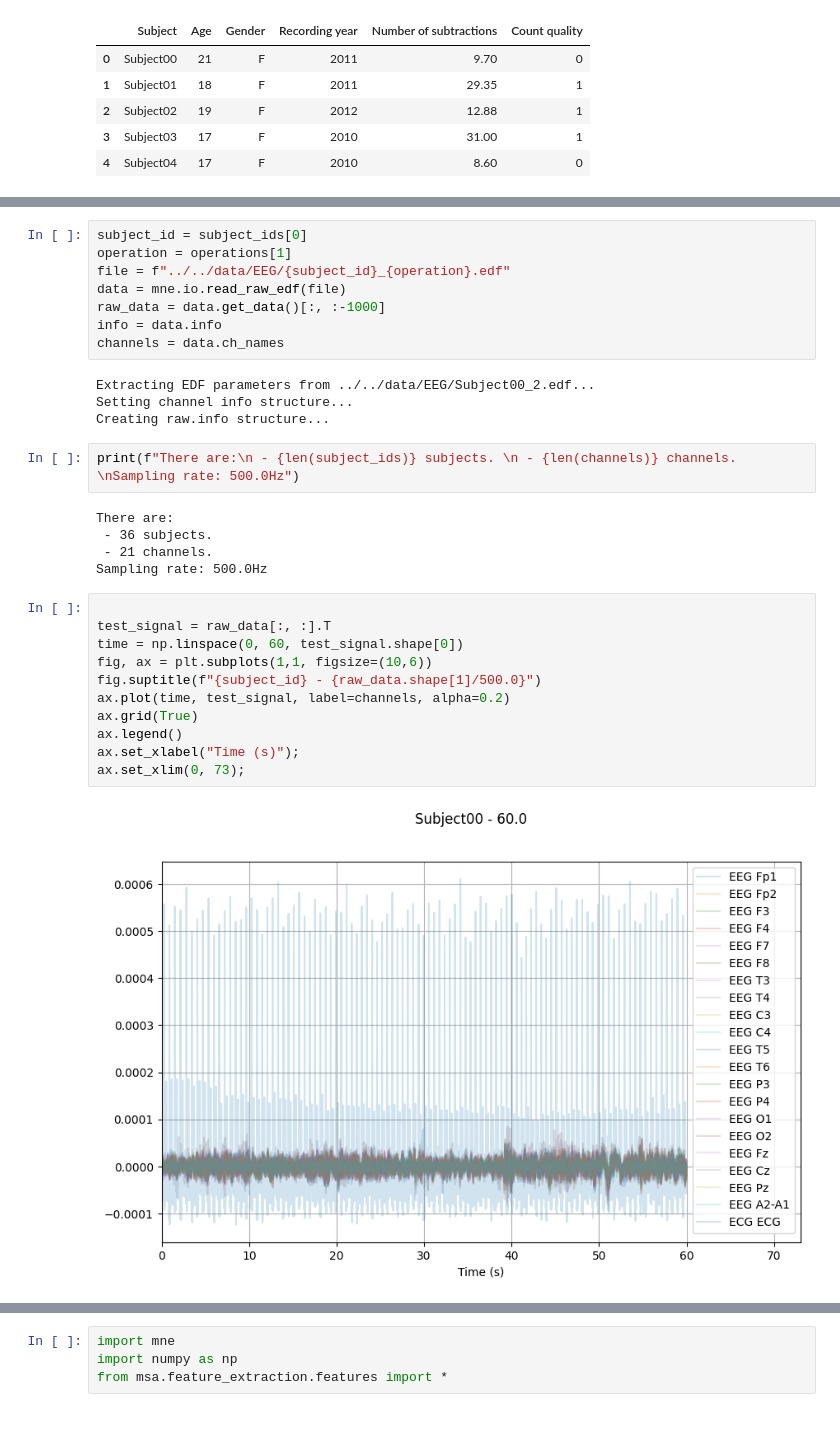
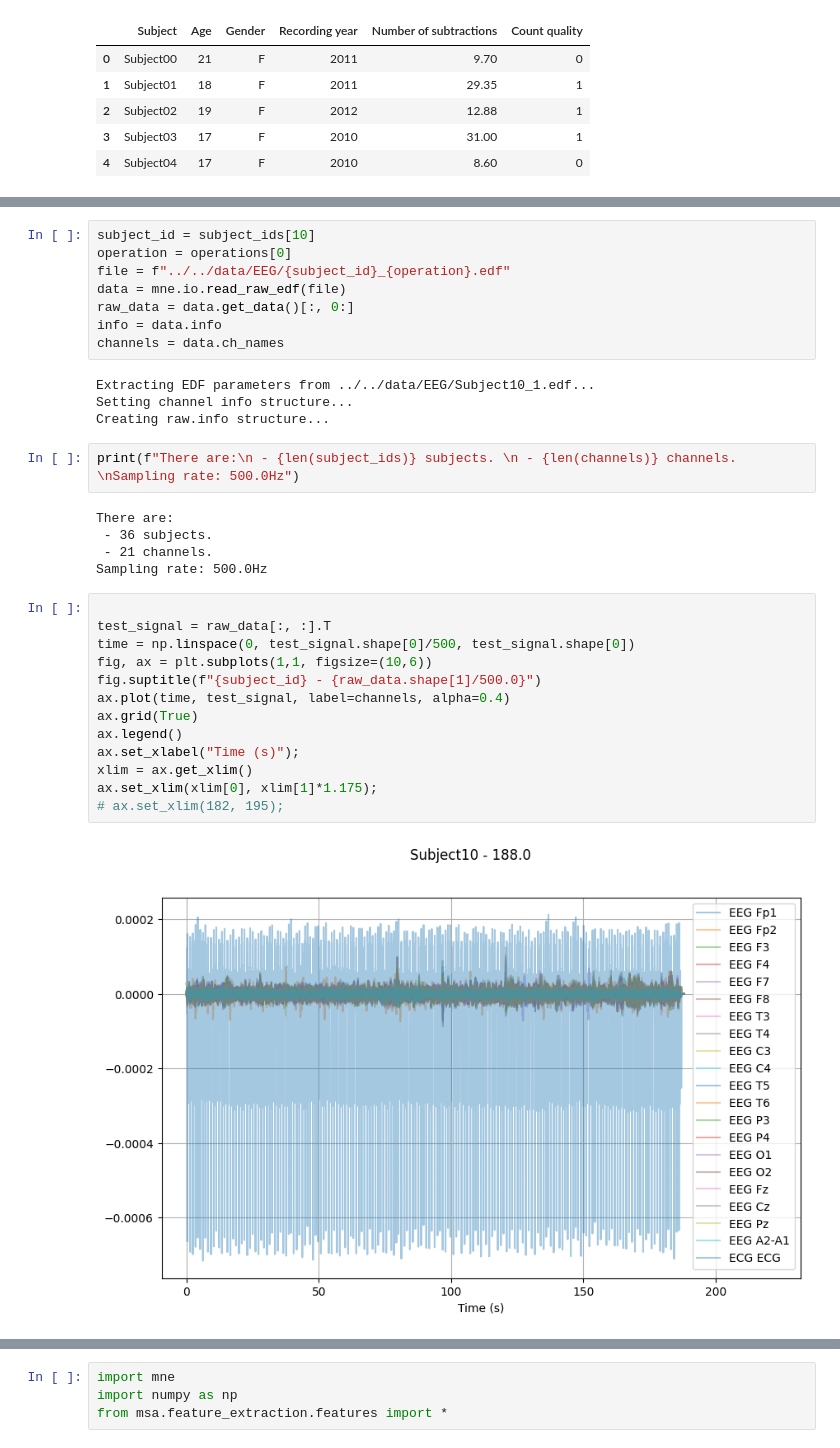
Before and after one commit to JesusGarSan/MESA, a Jupyter notebook: external/examples/EEG.ipynb, the cells around one changed output, grey strips where cells are left out. Drawn from its saved outputs; the diff is of its cells as text.

```diff
--- a/external/examples/EEG.ipynb
+++ b/external/examples/EEG.ipynb
@@ -32,15 +32,15 @@ subject_quality         = subject_info["Count quality"].to_numpy()
 operations = [1, 2]
 operation_labels = ["Baseline", "Arithmetic"]
 # %%
-subject_id = subject_ids[0]
-operation = operations[1]
+subject_id = subject_ids[10]
+operation = operations[0]
 file = f"../../data/EEG/{subject_id}_{operation}.edf"
 data = mne.io.read_raw_edf(file)
-raw_data = data.get_data()[:, :-1000]
+raw_data = data.get_data()[:, 0:]
 info = data.info
 channels = data.ch_names
 # %% [output]
-Extracting EDF parameters from ../../data/EEG/Subject00_2.edf...
+Extracting EDF parameters from ../../data/EEG/Subject10_1.edf...
 Setting channel info structure...
 Creating raw.info structure...
 # %%
@@ -53,16 +53,18 @@ Sampling rate: 500.0Hz
 # %%
 
 test_signal = raw_data[:, :].T
-time = np.linspace(0, 60, test_signal.shape[0])
+time = np.linspace(0, test_signal.shape[0]/500, test_signal.shape[0])
 fig, ax = plt.subplots(1,1, figsize=(10,6))
 fig.suptitle(f"{subject_id} - {raw_data.shape[1]/500.0}")
-ax.plot(time, test_signal, label=channels, alpha=0.2)
+ax.plot(time, test_signal, label=channels, alpha=0.4)
 ax.grid(True)
 ax.legend()
 ax.set_xlabel("Time (s)");
-ax.set_xlim(0, 73);
+xlim = ax.get_xlim()
+ax.set_xlim(xlim[0], xlim[1]*1.175);
+# ax.set_xlim(182, 195);
 # %% [output]
-[figure, old version]
+[figure, new version]
 # %% [markdown]
 ### Build tensor
 
```
Also changed, not shown: parts of 19 cells of this notebook, 5 other files.
